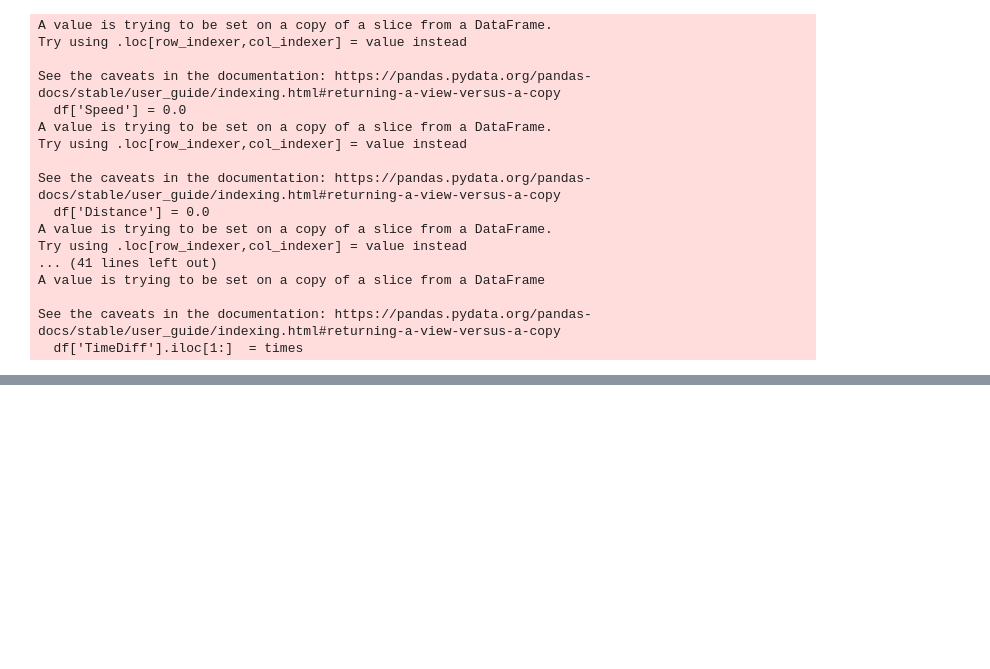
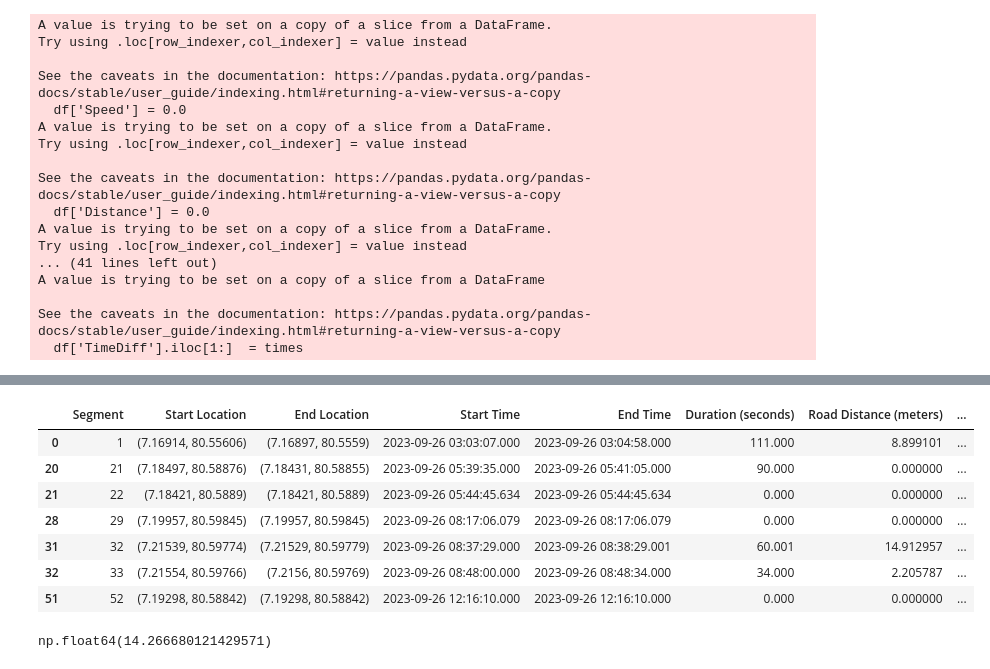
Before and after one commit to pshemach/GPS_Info, a Jupyter notebook: research/GPS_Data_Insights.ipynb, the cells around one changed output, grey strips where cells are left out. Cells and saved outputs as stored; diff of their text form; code cells hidden in the pictures; blank space fills up the shorter version.

```diff
--- a/research/GPS_Data_Insights.ipynb
+++ b/research/GPS_Data_Insights.ipynb
@@ -140,0 +254,15 @@ len(moving_segments)
+# %%
+segment_info_df[segment_info_df['Road Distance (meters)']<20]
+# %% [output]
+|  | Segment | Start Location | End Location | Start Time | End Time | Duration (seconds) | Road Distance (meters) | ... |
+| 0 | 1 | (7.16914, 80.55606) | (7.16897, 80.5559) | 2023-09-26 03:03:07.000 | 2023-09-26 03:04:58.000 | 111.000 | 8.899101 | ... |
+| 20 | 21 | (7.18497, 80.58876) | (7.18431, 80.58855) | 2023-09-26 05:39:35.000 | 2023-09-26 05:41:05.000 | 90.000 | 0.000000 | ... |
+| 21 | 22 | (7.18421, 80.5889) | (7.18421, 80.5889) | 2023-09-26 05:44:45.634 | 2023-09-26 05:44:45.634 | 0.000 | 0.000000 | ... |
+| 28 | 29 | (7.19957, 80.59845) | (7.19957, 80.59845) | 2023-09-26 08:17:06.079 | 2023-09-26 08:17:06.079 | 0.000 | 0.000000 | ... |
+| 31 | 32 | (7.21539, 80.59774) | (7.21529, 80.59779) | 2023-09-26 08:37:29.000 | 2023-09-26 08:38:29.001 | 60.001 | 14.912957 | ... |
+| 32 | 33 | (7.21554, 80.59766) | (7.2156, 80.59769) | 2023-09-26 08:48:00.000 | 2023-09-26 08:48:34.000 | 34.000 | 2.205787 | ... |
+| 51 | 52 | (7.19298, 80.58842) | (7.19298, 80.58842) | 2023-09-26 12:16:10.000 | 2023-09-26 12:16:10.000 | 0.000 | 0.000000 | ... |
+# %%
+segment_info_df['Speed (m/s)'].mean()
+# %% [output]
+np.float64(14.266680121429571)
```
Also changed, not shown: parts of 13 cells of this notebook, 4 other files.
